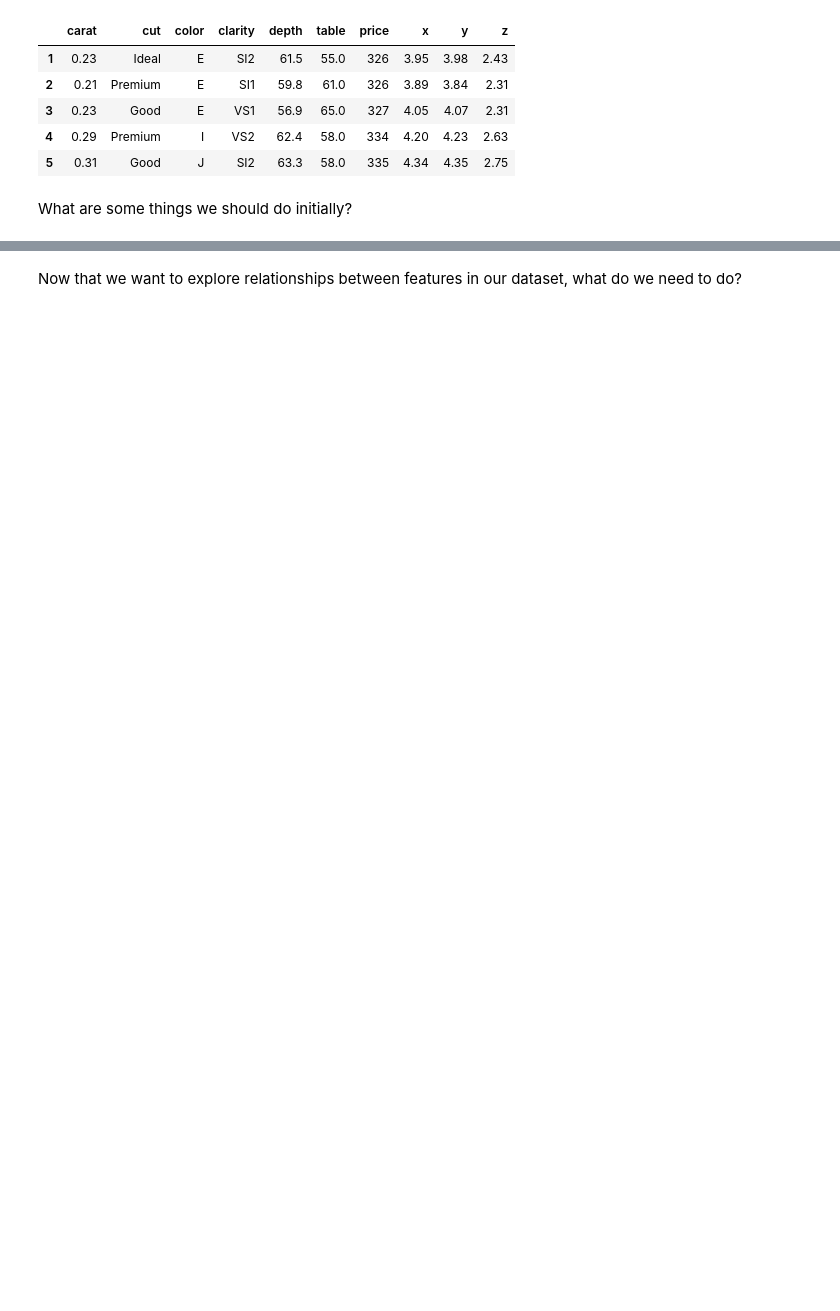
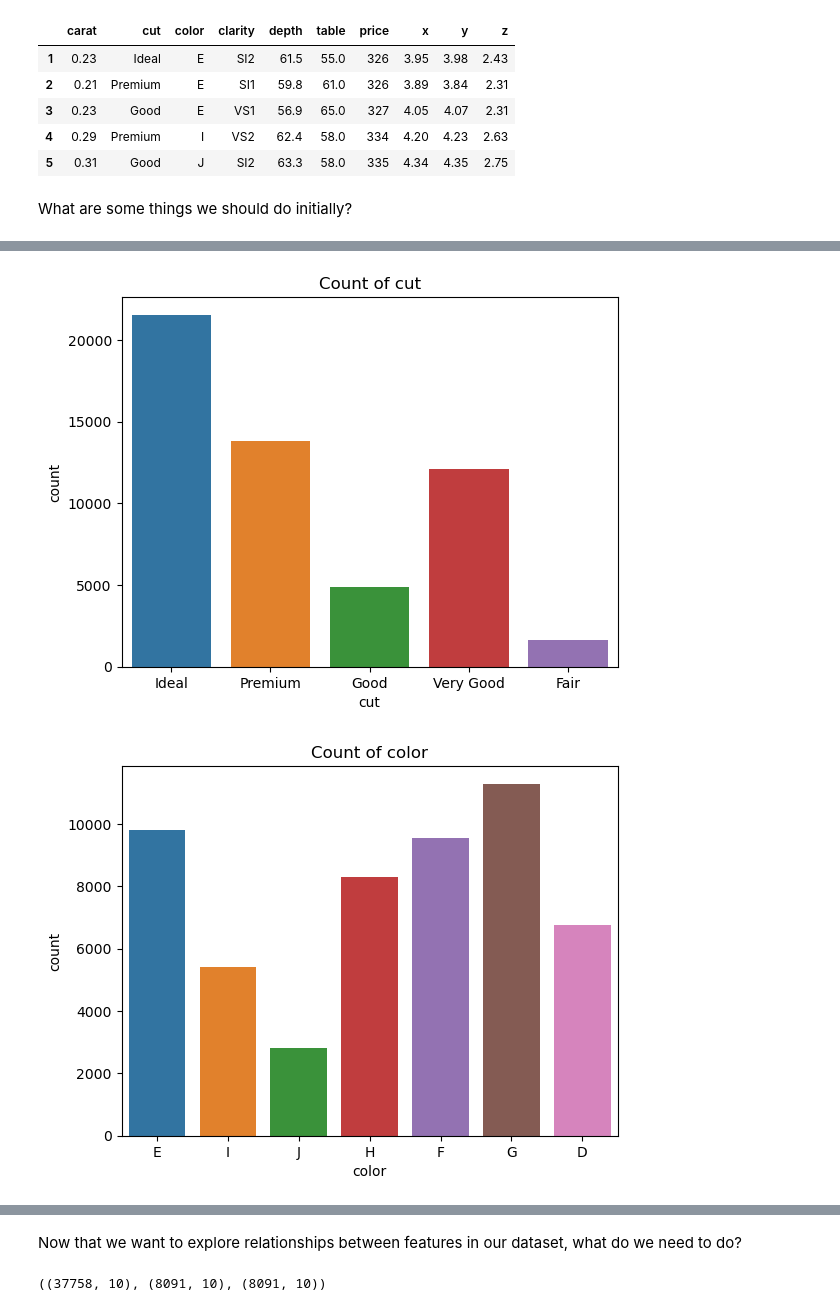
Before and after one commit to CodeupClassroom/somerville-regression, a Jupyter notebook: explore_lesson.ipynb, the cells around one changed output, grey strips where cells are left out. Drawn from its saved outputs; the diff is of its cells as text; code cells hidden in the pictures; blank space fills up the shorter version.

```diff
--- a/explore_lesson.ipynb
+++ b/explore_lesson.ipynb
@@ -36,0 +101,9 @@ What are some things we should do initially?
+# %%
+for col in df.columns[df.dtypes == 'object']:
+    plt.figure()
+    sns.countplot(data = df, x = col)
+    plt.title(f'Count of {col}')
+    plt.show()
+# %% [output]
+[figure, added]
+[figure, added]
@@ -37,4 +111,9 @@ What are some things we should do initially?
 # %% [markdown]
 Now that we want to explore relationships between features in our dataset, what do we need to do?
+# %%
+train, val, test = train_val_test(df)
+train.shape, val.shape, test.shape
+# %% [output]
+((37758, 10), (8091, 10), (8091, 10))
 # %% [markdown]
 What are some questions we want to ask of our data?
```
Also changed, not shown: parts of 25 cells of this notebook.
